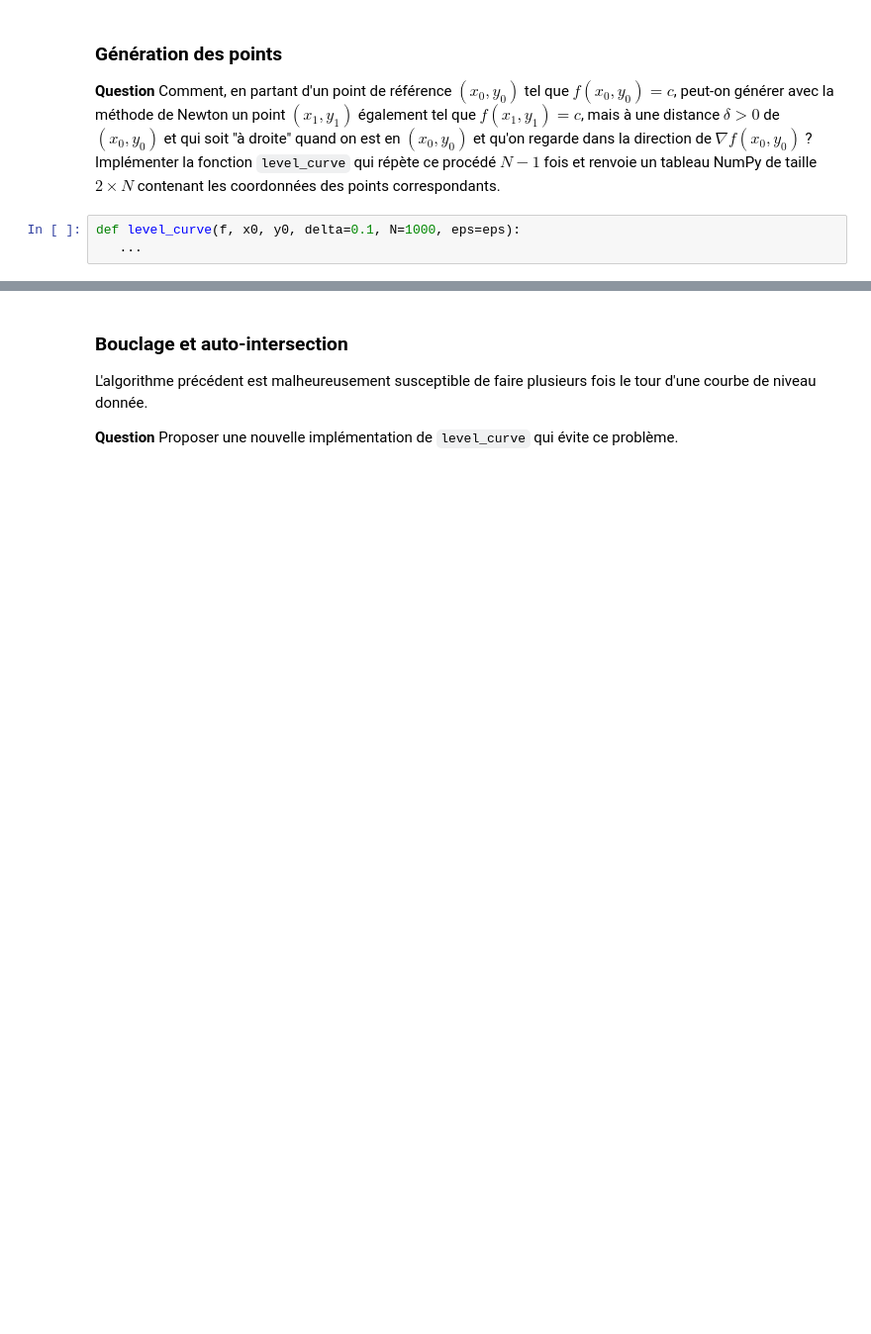
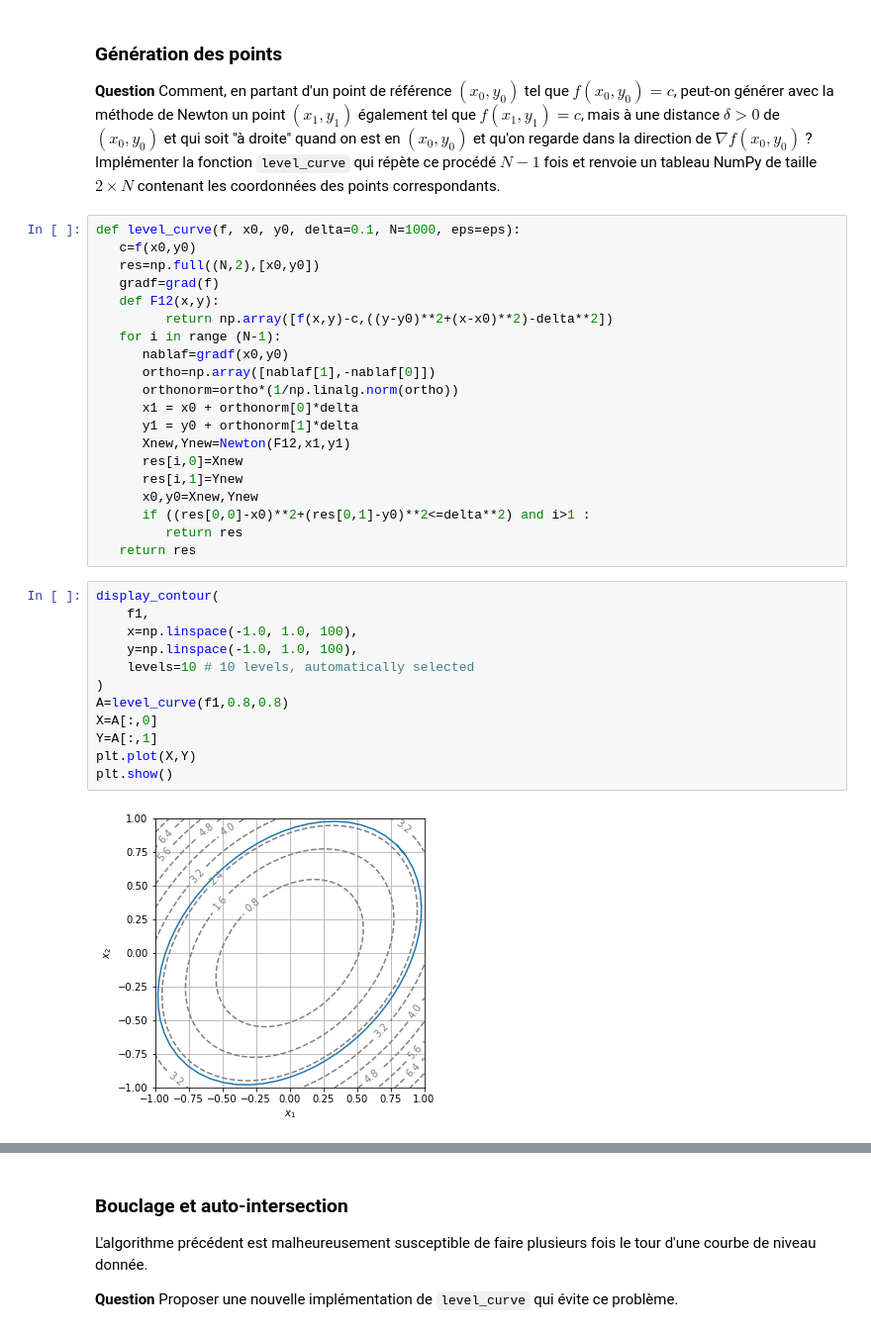
Before and after one commit to Joris-Landais/Projet-numerique-Alexia-Joris, a Jupyter notebook: Projet numérique - Calcul différentiel.ipynb, the cells around one changed output, grey strips where cells are left out. Shown: that part at 99% size. Cells and saved outputs as stored; diff of their text form; blank space fills up the shorter version.

```diff
--- a/Projet numérique - Calcul différentiel.ipynb
+++ b/Projet numérique - Calcul différentiel.ipynb
@@ -209,6 +221,37 @@ plt.show()
 ### Génération des points
 
 **Question** Comment, en partant d'un point de référence $(x_0, y_0)$ tel que $f(x_0, y_0)=c$, peut-on générer avec la méthode de Newton un point $(x_1, y_1)$ également tel que $f(x_1, y_1) = c$, mais à une distance $\delta > 0$ de $(x_0, y_0)$ et qui soit "à droite" quand on est en $(x_0, y_0)$ et qu'on regarde dans la direction de $\nabla f(x_0, y_0)$ ? Implémenter la fonction `level_curve` qui répète ce procédé $N-1$ fois et renvoie un tableau NumPy de taille $2 \times N$ contenant les coordonnées des points correspondants.
-# %%
-def level_curve(f, x0, y0, delta=0.1, N=1000, eps=eps):
-   ...
+# %%
+def level_curve(f, x0, y0, delta=0.1, N=1000, eps=eps):
+   c=f(x0,y0)
+   res=np.full((N,2),[x0,y0])
+   gradf=grad(f)
+   def F12(x,y):
+         return np.array([f(x,y)-c,((y-y0)**2+(x-x0)**2)-delta**2])
+   for i in range (N-1):
+      nablaf=gradf(x0,y0)
+      ortho=np.array([nablaf[1],-nablaf[0]])
+      orthonorm=ortho*(1/np.linalg.norm(ortho))
+      x1 = x0 + orthonorm[0]*delta
+      y1 = y0 + orthonorm[1]*delta
+      Xnew,Ynew=Newton(F12,x1,y1)
+      res[i,0]=Xnew
+      res[i,1]=Ynew
+      x0,y0=Xnew,Ynew
+      if ((res[0,0]-x0)**2+(res[0,1]-y0)**2<=delta**2) and i>1 :
+         return res
+   return res
+# %%
+display_contour(
+    f1,
+    x=np.linspace(-1.0, 1.0, 100),
+    y=np.linspace(-1.0, 1.0, 100),
+    levels=10 # 10 levels, automatically selected
+)
+A=level_curve(f1,0.8,0.8)
+X=A[:,0]
+Y=A[:,1]
+plt.plot(X,Y)
+plt.show()
+# %% [output]
+[figure, added]
```
Also changed, not shown: parts of 5 cells of this notebook.
